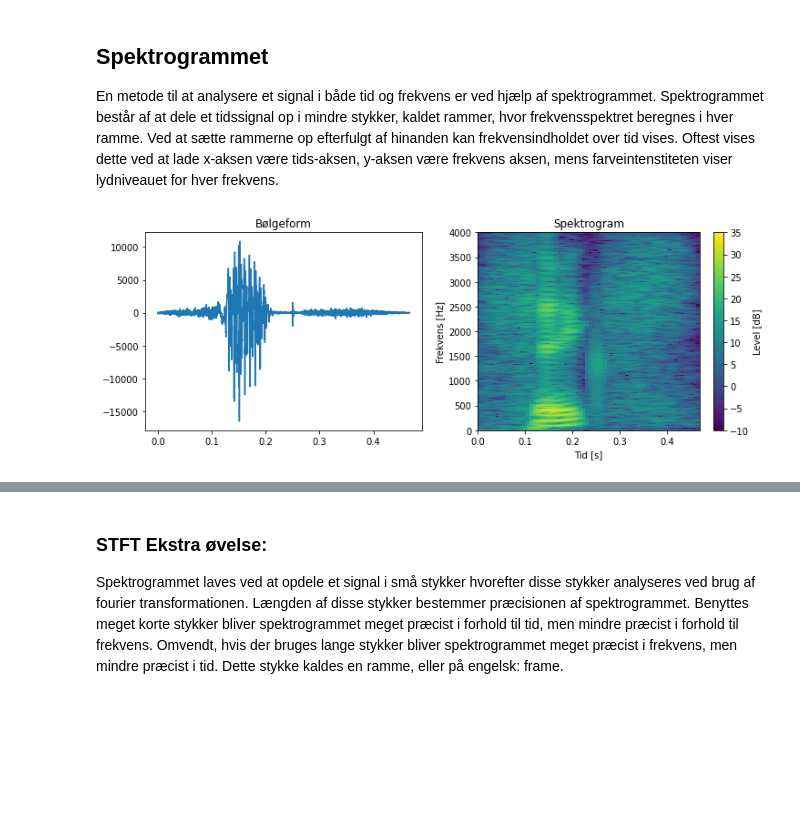
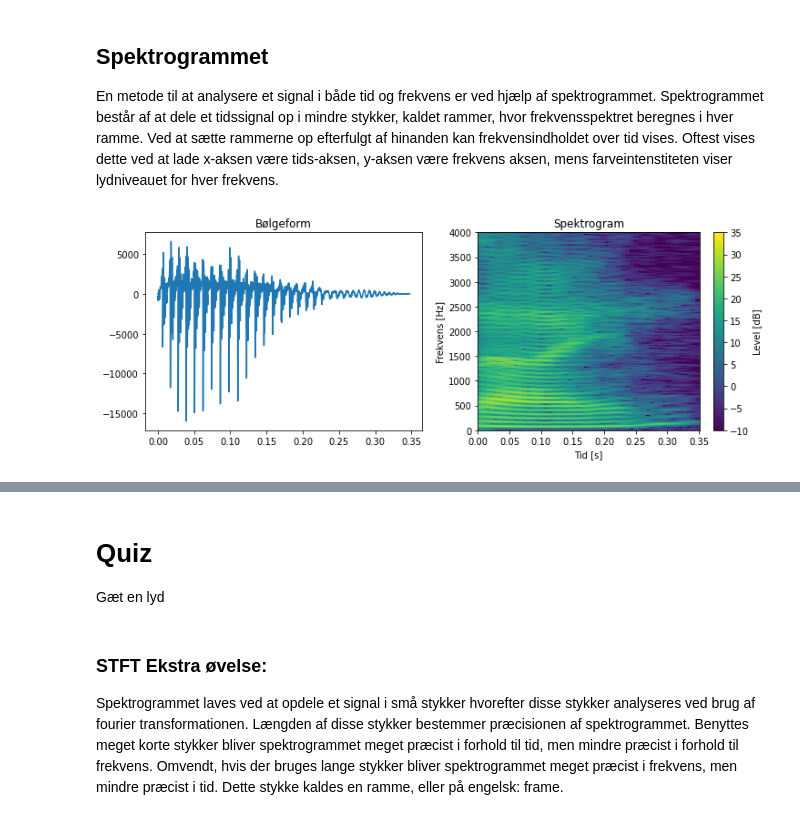
Before and after one commit to niels-overby/SRP-noisereduction, a Jupyter notebook: SRP_STFT.ipynb, the cells around one changed output, grey strips where cells are left out. Saved outputs shown, nothing was run; the diff lists cells and outputs as text; code cells hidden in the pictures; blank space fills up the shorter version.

```diff
--- a/SRP_STFT.ipynb
+++ b/SRP_STFT.ipynb
@@ -114,35 +109,39 @@ En metode til at analysere et signal i både tid og frekvens er ved hjælp af sp
 # %%
 #@title Tal fra 0 til 9 {run: "auto"}
 
-digit = "6" #@param ["0","1","2","3","4","5","6","7","8","9"]
+digit = "9" #@param ["0","1","2","3","4","5","6","7","8","9"]
 digitFile = audioDir+audioFiles[int(digit)]
 
 x,fs = utils.getAudio(digitFile)
 x = processing.normalize().transform(x)
 t = np.arange(len(x.T))/fs
 
 stft = spectrum.STFT(fs=fs,nperseg=512,nfft=4,noverlapratio=0.9)
 X = stft.transform(x)
 
 plt.figure(figsize=(12,4))
 plt.subplot(121)
 plt.plot(t,x.T)
 plt.title("Bølgeform")
 
 plt.subplot(122)
 plt.pcolormesh(stft.t,stft.f,10*np.log10(np.abs(X[0])),vmin=-10,vmax=35)
 plt.ylim([0,4e3])
 plt.title("Spektrogram")
 plt.ylabel("Frekvens [Hz]")
 plt.xlabel("Tid [s]")
 cbar = plt.colorbar()
 cbar.set_label("Level [dB]")
 plt.show()
 
 display(utils.play(x,fs))
 # %% [output]
-[figure, old version]
+[figure, new version]
 [interactive output not drawn]
+# %% [markdown]
+# Quiz
+
+Gæt en lyd
 # %% [markdown]
 ### STFT Ekstra øvelse:
 Spektrogrammet laves ved at opdele et signal i små stykker hvorefter disse stykker analyseres ved brug af fourier transformationen. Længden af disse stykker bestemmer præcisionen af spektrogrammet. Benyttes meget korte stykker bliver spektrogrammet meget præcist i forhold til tid, men mindre præcist i forhold til frekvens. Omvendt, hvis der bruges lange stykker bliver spektrogrammet meget præcist i frekvens, men mindre præcist i tid. Dette stykke kaldes en ramme, eller på engelsk: frame.
```
Also changed, not shown: parts of 2 cells of this notebook.
